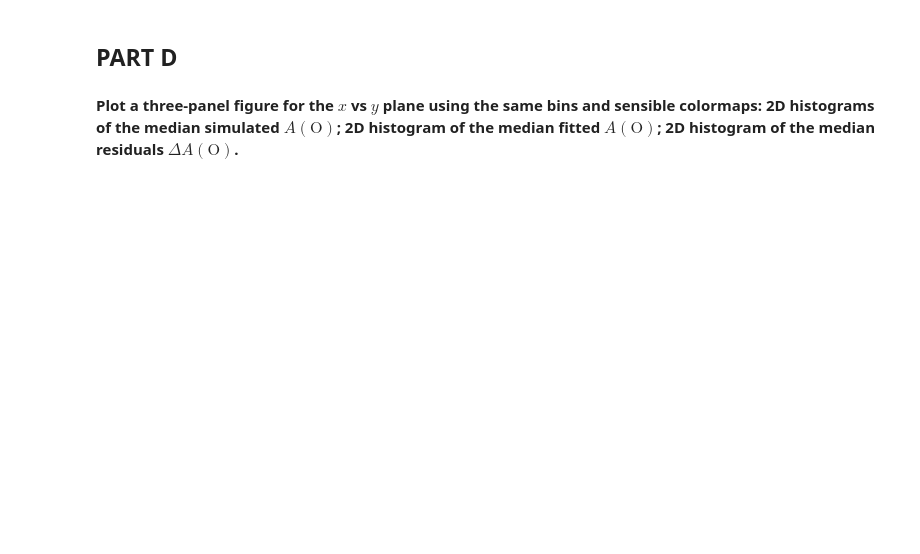
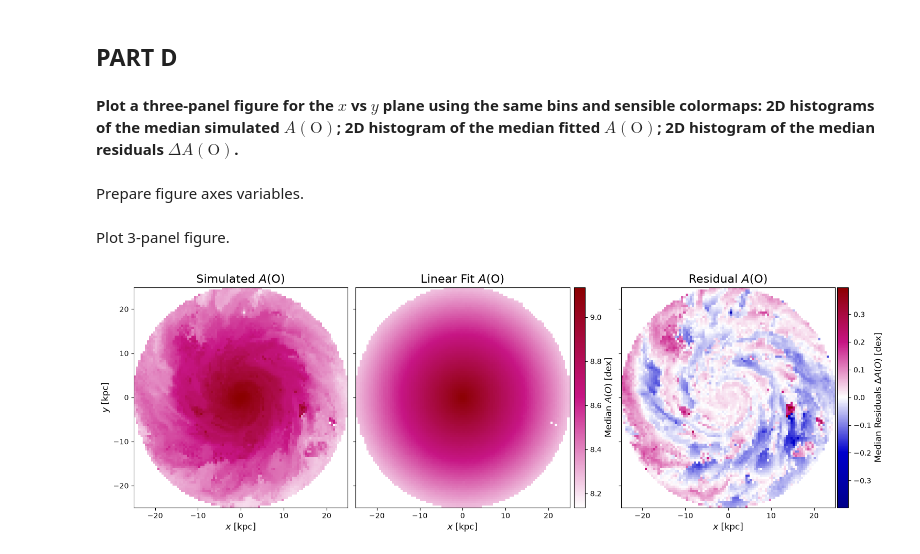
Before and after one commit to ljiainspriggs/ASTR4004-Problem-Set-2, a Jupyter notebook: 3.ipynb, the cells around one changed output. Drawn from its saved outputs; the diff is of its cells as text; code cells hidden in the pictures; blank space fills up the shorter version.

```diff
--- a/3.ipynb
+++ b/3.ipynb
@@ -279,3 +278,59 @@ plt.show() # display figure
 ## **PART D**
 # %% [markdown]
 **Plot a three-panel figure for the $x$ vs $y$ plane using the same bins and sensible colormaps: 2D histograms of the median simulated $A(\mathrm{O})$; 2D histogram of the median fitted $A(\mathrm{O})$; 2D histogram of the median residuals $\Delta A(\mathrm{O})$.**
+# %% [markdown]
+Prepare figure axes variables.
+# %%
+x_kpc = data["x"] # x (same for all panels)
+y_kpc = data["y"] # y (same for all panels)
+ao = data["A_O"]
+ao_fit = m_med * np.sqrt((data["x"])**2 + (data["y"])**2) + b_med # computed again for self-consistency within subpart (using PART B)
+ao_resids = ao - ao_fit # residuals from fit
+
+# extract bin-median A(O) for each, bin x-axis edges, bin y-axis edges, bin number
+binsize = 100 # define number of bins
+median_ao_data, x_edges, y_edges, bin_no = sp.stats.binned_statistic_2d(x_kpc, y_kpc, ao, statistic="median", bins=binsize) # panel 1
+median_ao_fit, _, _, _ = sp.stats.binned_statistic_2d(x_kpc, y_kpc, ao_fit, statistic="median", bins=[x_edges, y_edges]) # panel 2
+median_ao_resids, _, _, _ = sp.stats.binned_statistic_2d(x_kpc, y_kpc, ao_resids, statistic="median", bins=[x_edges, y_edges]) # panel 3
+# %% [markdown]
+Plot 3-panel figure.
+# %%
+# define figure with three horizontally-stacked subplots
+fig, axs = plt.subplots(1, 3, figsize=(15,5), sharex=True, sharey=True, constrained_layout=True)
+
+# set colorbar limits
+vmin = np.nanmin([median_ao_data, median_ao_fit]) # find minimum values excluding NaNs
+vmax = np.nanmax([median_ao_data, median_ao_fit]) # max excl NaNs
+residsmax = np.nanmax(np.abs(median_ao_resids)) # abs max residuals value
+
+# define residual (diverging) cmap
+div_cmap = LinearSegmentedColormap.from_list(
+    "div_cmap",
+    ["darkblue", "mediumblue", "white", cmap_colours[0], cmap_colours[1]]
+)
+
+ax = axs[0] # simulation (left) panel
+image = ax.pcolormesh(x_edges, y_edges, median_ao_data.T, vmin=vmin, vmax=vmax, cmap=cmap, shading="auto")
+ax.set_title(r"Simulated $A(\mathrm{O})$", fontsize=16) # panel title
+ax.set_ylabel(r"$y$ [kpc]", fontsize=12) # y axis label
+ax.set_xlabel(r"$x$ [kpc]", fontsize=12) # x label
+
+ax = axs[1] # linear fit (centre) panel
+image = ax.pcolormesh(x_edges, y_edges, median_ao_fit.T, vmin=vmin, vmax=vmax, cmap=cmap, shading="auto")
+ax.set_title(r"Linear Fit $A(\mathrm{O})$", fontsize=16) # panel title
+ax.set_xlabel(r"$x$ [kpc]", fontsize=12) # x label
+cbar1 = fig.colorbar(image, ax=axs[:2], pad=0.01)
+cbar1.set_label(r"Median $A(O)$ [dex]", fontsize=12)
+
+ax = axs[2] # residuals (right) panel
+image = ax.pcolormesh(x_edges, y_edges, median_ao_resids.T, vmin=-residsmax, vmax=residsmax, cmap=div_cmap, shading="auto")
+ax.set_title(r"Residual $A(\mathrm{O})$", fontsize=16) # panel title
+ax.set_xlabel(r"$x$ [kpc]", fontsize=12) # x label
+cbar1 = fig.colorbar(image, ax=axs[2], pad=0.01)
+cbar1.set_label(r"Median Residuals $\Delta A(O)$ [dex]", fontsize=12)
+
+# plt.tight_layout() # minimise whitespace around/between panels
+plt.savefig("figures/q3d_galactic.png", dpi=200) # save to figures/
+plt.show() # display figure
+# %% [output]
+[figure, added]
```
Also changed, not shown: parts of 6 cells of this notebook, 4 other files.
